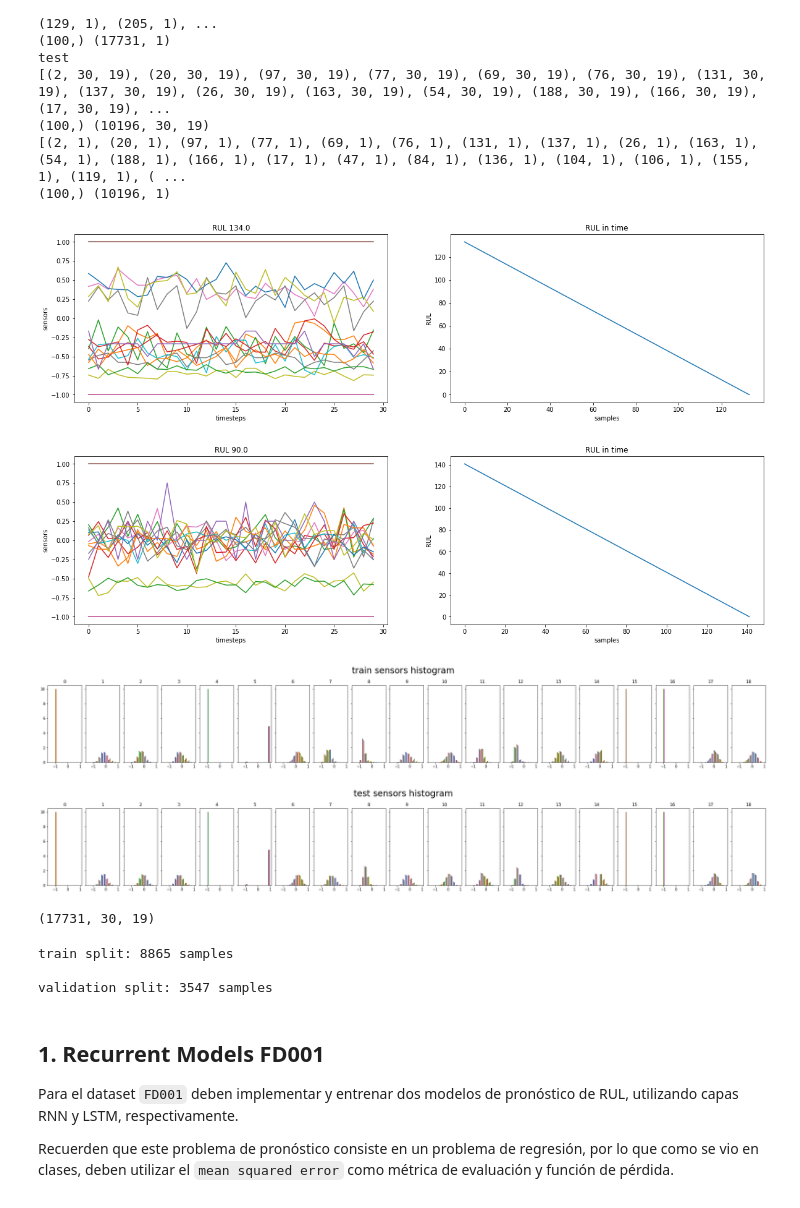
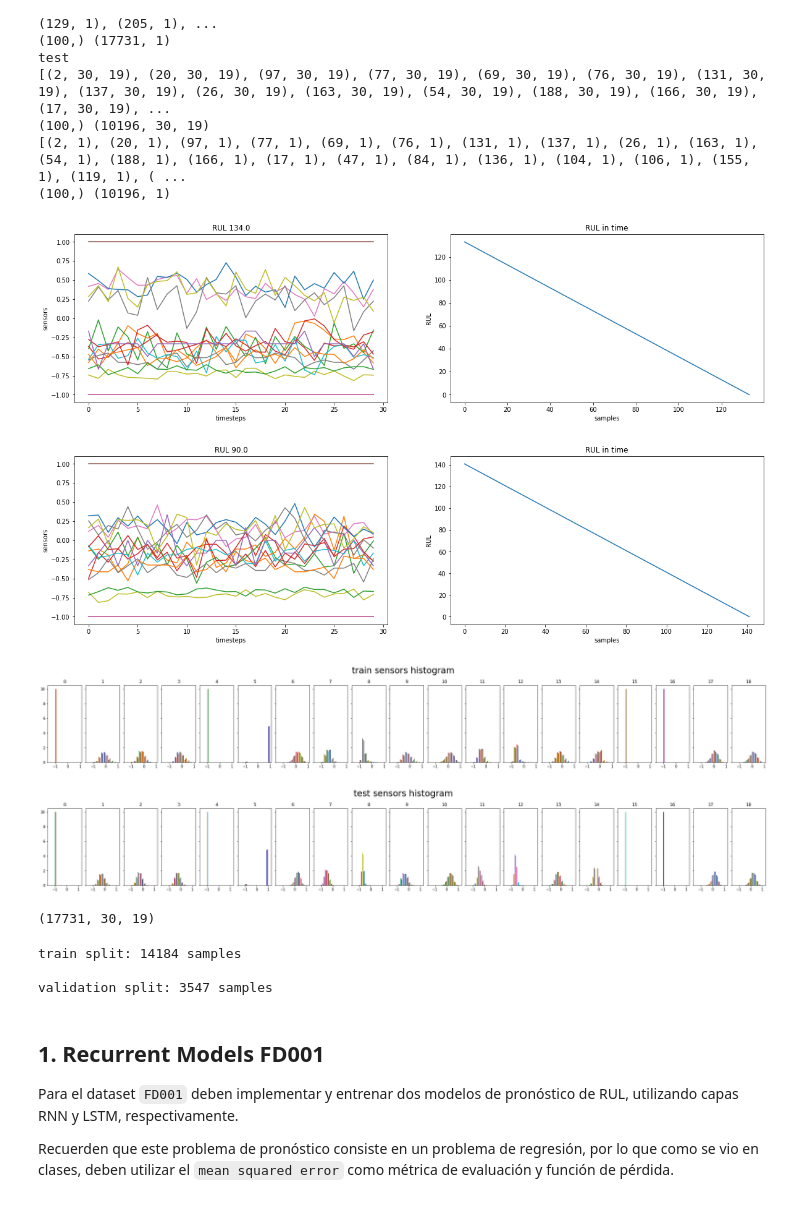
Before and after one commit to MartinVIllesca/ME7260-Aprendizaje-Profundo-en-Diagnostico-y-Pronostico-de-Fallas, a Jupyter notebook: t3/tarea_03.ipynb, the cells around one changed output. Drawn from its saved outputs; the diff is of its cells as text; code cells hidden in the pictures.

```diff
--- a/t3/tarea_03.ipynb
+++ b/t3/tarea_03.ipynb
@@ -126,38 +127,38 @@ test
 # escalar los datos
 scaler = MinMaxScaler(feature_range=(-1,1))
 X_train_ = scaler.fit_transform(X_train_.reshape(-1,19)).reshape(-1,30,19)
-X_test_ = scaler.fit_transform(X_test_.reshape(-1,19)).reshape(-1,30,19)
+X_test_ = scaler.transform(X_test_.reshape(-1,19)).reshape(-1,30,19)
 
 # plotear una simulacion train
 n = 28
 fig, axs = plt.subplots(1,2,figsize=(20,5))
 
 axs[0].set_title('RUL {}'.format(Y_train_[n][0]))
 axs[0].set_ylabel('sensors')
 axs[0].set_xlabel('timesteps')
 axs[0].plot(X_train_[n])
 axs[1].plot(Y_train[n])
 axs[1].set_ylabel('RUL')
 axs[1].set_xlabel('samples')
 axs[1].set_title('RUL in time')
 plt.show()
 
 # plotear una simulacion test
 n = 28
 fig, axs = plt.subplots(1,2,figsize=(20,5))
 
 axs[0].set_title('RUL {}'.format(Y_test_[n][0]))
 axs[0].set_ylabel('sensors')
 axs[0].set_xlabel('timesteps')
 axs[0].plot(X_test_[n])
 axs[1].plot(Y_test[n])
 axs[1].set_ylabel('RUL')
 axs[1].set_xlabel('samples')
 axs[1].set_title('RUL in time')
 plt.show()
 # %% [output]
 [figure]
-[figure, old version]
+[figure, new version]
 # %%
 # explorar distribuciones de datos de entrenamiento
 fig, axs = plt.subplots(1,19, figsize=(28,4), sharex=True, sharey=True, constrained_layout=True)
@@ -176,7 +177,7 @@ for sensor in range(19):
   axs[sensor].set_title(sensor)
 # %% [output]
 [figure]
-[figure, old version]
+[figure, new version]
 # %%
 print(X_train_.shape)
 # %% [output]
@@ -187,13 +188,13 @@ from sklearn.model_selection import train_test_split
 
 # realizar data splitting
 X_train, X_val, Y_train, Y_val = train_test_split(X_train_, Y_train_,
-                                                  train_size=0.5, test_size=0.2,
+                                                  test_size=0.2,
                                                   random_state=0)
 
 # print sample distribution
 print( 'train split: {:d} samples'.format(X_train.shape[0]) )
 print( '\nvalidation split: {:d} samples'.format(X_val.shape[0]) )
 # %% [output]
-train split: 8865 samples
+train split: 14184 samples
 
 validation split: 3547 samples
```
Also changed, not shown: parts of 11 cells of this notebook.
